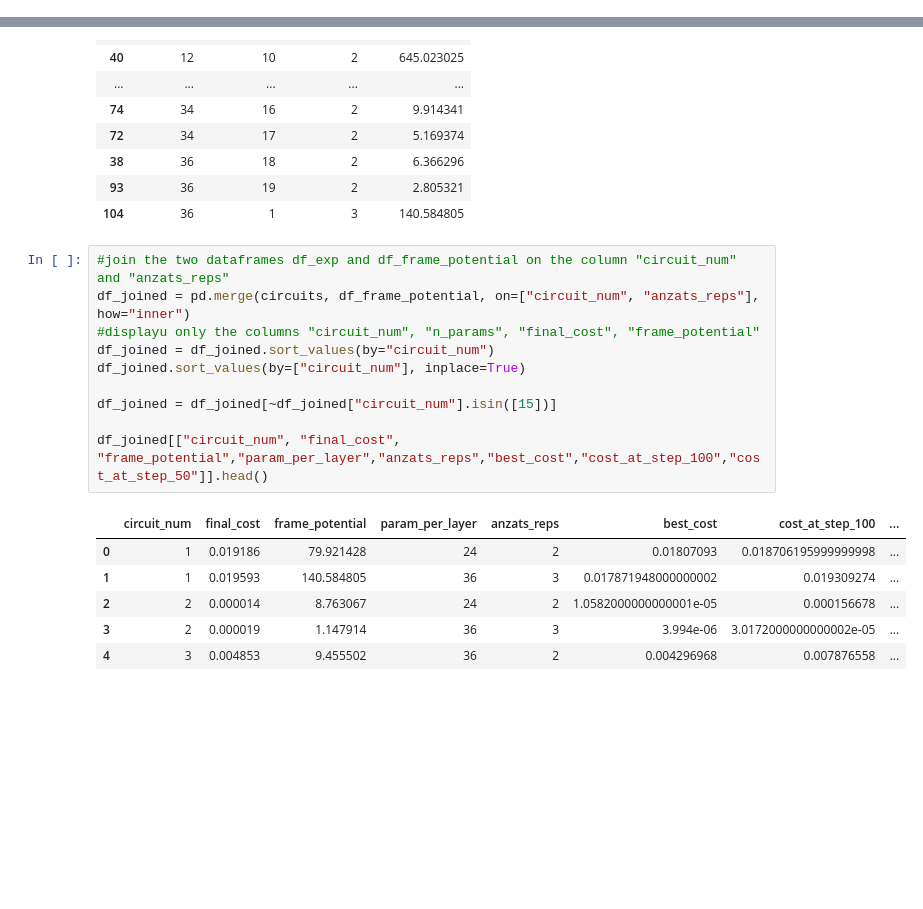
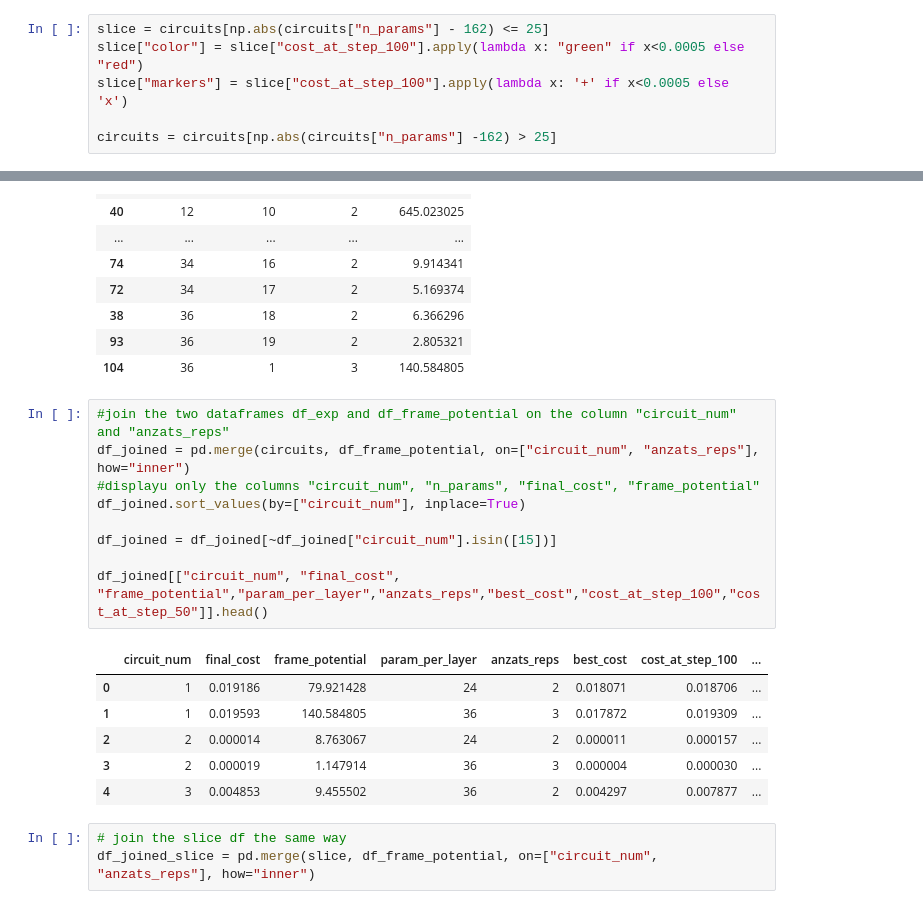
Before and after one commit to TiboADT/QML-Fourier-training, a Jupyter notebook: notebooks/post_processing.ipynb, the cells around one changed output, grey strips where cells are left out. Cells and saved outputs as stored; diff of their text form; blank space fills up the shorter version.

```diff
--- a/notebooks/post_processing.ipynb
+++ b/notebooks/post_processing.ipynb
@@ -107,4 +107,10 @@ circuits
 66 rows × 87 columns
+# %%
+slice = circuits[np.abs(circuits["n_params"] - 162) <= 25]
+slice["color"] = slice["cost_at_step_100"].apply(lambda x: "green" if x<0.0005 else "red")
+slice["markers"] = slice["cost_at_step_100"].apply(lambda x: '+' if x<0.0005 else 'x')
+
+circuits = circuits[np.abs(circuits["n_params"] -162) > 25]
 # %%
 plt.close()
 fig, (ax1, ax2) = plt.subplots(1, 2, figsize=(16,4.5))
@@ -179,20 +185,22 @@ df_frame_potential.head(20)
 # %%
 #join the two dataframes df_exp and df_frame_potential on the column "circuit_num" and "anzats_reps"
 df_joined = pd.merge(circuits, df_frame_potential, on=["circuit_num", "anzats_reps"], how="inner")
 #displayu only the columns "circuit_num", "n_params", "final_cost", "frame_potential"
-df_joined = df_joined.sort_values(by="circuit_num")
 df_joined.sort_values(by=["circuit_num"], inplace=True)
 
 df_joined = df_joined[~df_joined["circuit_num"].isin([15])]
 
 df_joined[["circuit_num", "final_cost", "frame_potential","param_per_layer","anzats_reps","best_cost","cost_at_step_100","cost_at_step_50"]].head()
 # %% [output]
 |  | circuit_num | final_cost | frame_potential | param_per_layer | anzats_reps | best_cost | cost_at_step_100 | ... |
-| 0 | 1 | 0.019186 | 79.921428 | 24 | 2 | 0.01807093 | 0.018706195999999998 | ... |
-| 1 | 1 | 0.019593 | 140.584805 | 36 | 3 | 0.017871948000000002 | 0.019309274 | ... |
-| 2 | 2 | 0.000014 | 8.763067 | 24 | 2 | 1.0582000000000001e-05 | 0.000156678 | ... |
-| 3 | 2 | 0.000019 | 1.147914 | 36 | 3 | 3.994e-06 | 3.0172000000000002e-05 | ... |
-| 4 | 3 | 0.004853 | 9.455502 | 36 | 2 | 0.004296968 | 0.007876558 | ... |
+| 0 | 1 | 0.019186 | 79.921428 | 24 | 2 | 0.018071 | 0.018706 | ... |
+| 1 | 1 | 0.019593 | 140.584805 | 36 | 3 | 0.017872 | 0.019309 | ... |
+| 2 | 2 | 0.000014 | 8.763067 | 24 | 2 | 0.000011 | 0.000157 | ... |
+| 3 | 2 | 0.000019 | 1.147914 | 36 | 3 | 0.000004 | 0.000030 | ... |
+| 4 | 3 | 0.004853 | 9.455502 | 36 | 2 | 0.004297 | 0.007877 | ... |
+# %%
+# join the slice df the same way
+df_joined_slice = pd.merge(slice, df_frame_potential, on=["circuit_num", "anzats_reps"], how="inner")
 # %%
 plt.close()
 fig, (ax1, ax2) = plt.subplots(1, 2, figsize=(14, 4.5))
```
Also changed, not shown: parts of 5 cells of this notebook, 5 other files.
